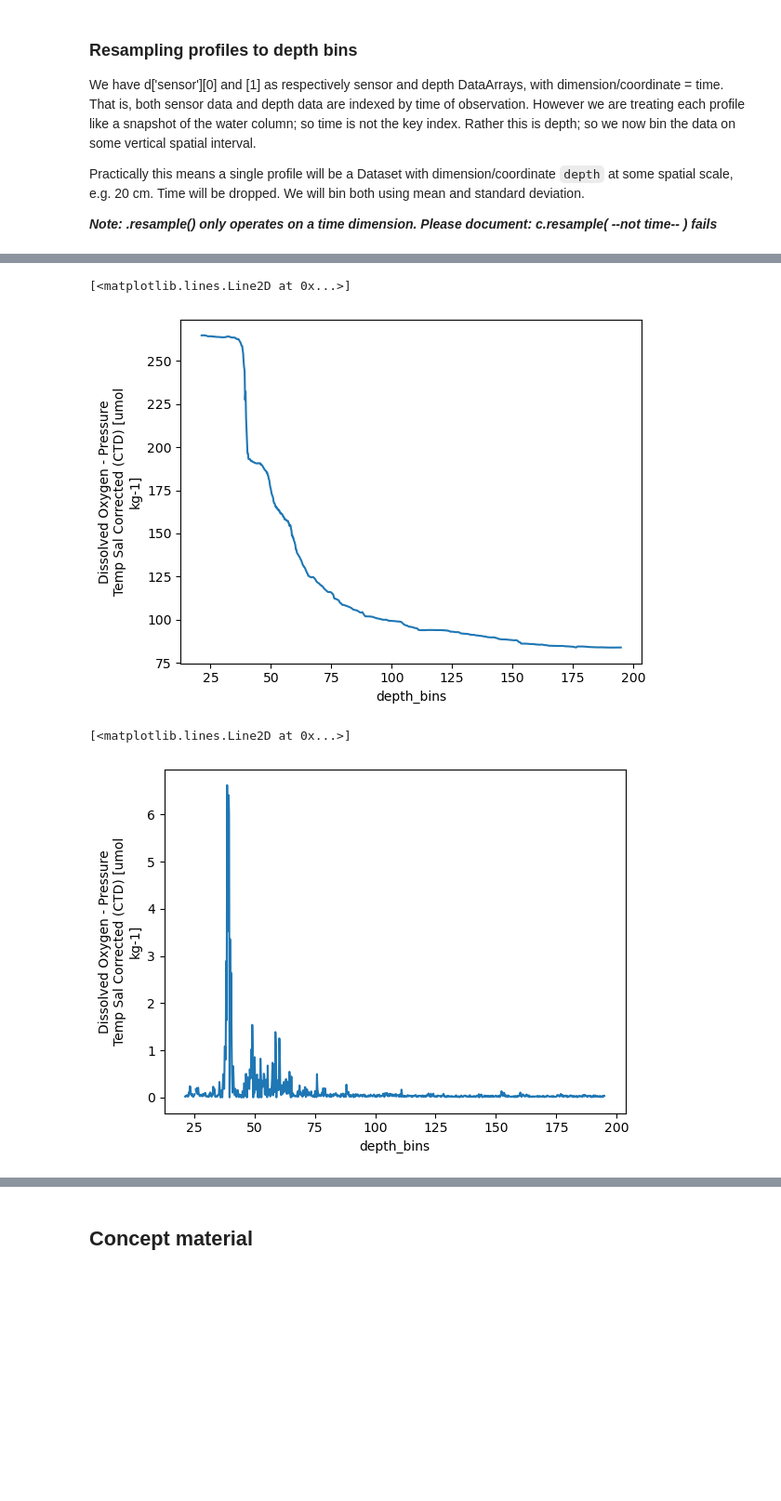
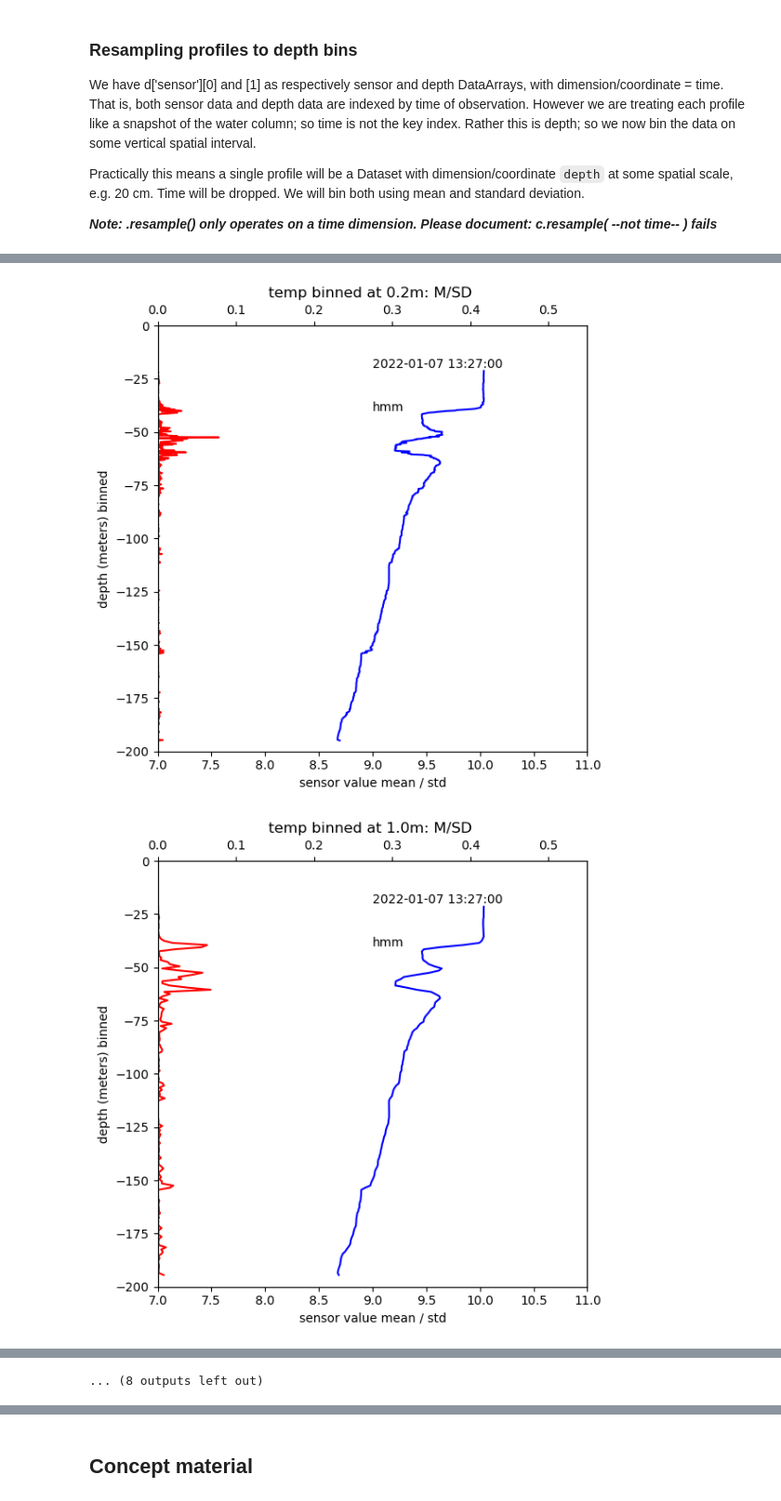
Before and after one commit to geo-smart/oceanography, a Jupyter notebook: book/chapters/epipelargosy.ipynb, the cells around one changed output, grey strips where cells are left out. Shown at 93% size. Drawn from its saved outputs; the diff is of its cells as text; code cells hidden in the pictures; blank space fills up the shorter version.

```diff
--- a/book/chapters/epipelargosy.ipynb
+++ b/book/chapters/epipelargosy.ipynb
@@ -577,20 +705,3 @@ scale, e.g. 20 cm. Time will be dropped. We will bin both using mean and standar
 
 
 ***Note: .resample() only operates on a time dimension. Please document: c.resample( --not time-- ) fails***
-# %%
-def GenerateProfileFromTimeSeries(a, b, t0, t1, sensor):
-    a_sel, b_sel = a.sel(time=slice(t0,  t1)), b.sel(time=slice(t0, t1))
-    c = xr.combine_by_coords([a_sel, b_sel])
-    c = c.swap_dims({'time':'depth'})
-    c = c.drop_vars('time')
-    c = c.sortby('depth')
-    depth_bounds = np.linspace(0., 200, 1001)             # 1001 bounds: 0., .20, ..., 200.
-    depth_centers = np.linspace(0.10, 199.9, 1000)
-    cmean = c.groupby_bins('depth', depth_bounds, labels=depth_centers).mean()
-    cstd  = c.groupby_bins('depth', depth_bounds, labels=depth_centers).std()
-    cmean = cmean.rename({sensor: sensor + '_mean'})
-    cstd  = cstd.rename({sensor: sensor + '_std'})
-    c = xr.combine_by_coords([cmean, cstd])
-    return c
-
-c = GenerateProfileFromTimeSeries(d['do'][0], d['do'][1], profiles["a0t"][59], profiles["a1t"][59], 'do')
@@ -599,2 +707,0 @@ c = GenerateProfileFromTimeSeries(d['do'][0], d['do'][1], profiles["a0t"][59], p
-# %%
-fig, ax = ChartSensorMeanStd(c, 'do_mean', 'do_std', 'depth_bin', [50, 400.], [0., 7.], 'blue', 'red', 6, 6)
@@ -604,10 +707,0 @@ AttributeError: 'Dataset' object has no attribute 'km'
-# %%
-c.do_mean.plot()
-# %% [output]
-[<matplotlib.lines.Line2D at 0x...>]
-[figure, removed]
-# %%
-c.do_std.plot()
-# %% [output]
-[<matplotlib.lines.Line2D at 0x...>]
-[figure, removed]
@@ -613,0 +771,18 @@ c.do_std.plot()
+# %%
+# to do:
+#   - scan multiple profiles: Generate a new DataFrame where rows are profiles; so it matches NDBC
+sensors = ['temp', 'salinity', 'density', 'do', 'chlora']
+
+for profileIndex in [59, 63]:
+    for sensor in sensors:
+        direction_letter = 'd' if sensor == 'ph' or sensor == 'pco2' else 'a'
+        dkey0, dkey1 = direction_letter + '0t', direction_letter + '1t'          # keys are either a0t/a1t or d0t/d1t
+        for binSize in [0.20, 1.0]:
+            c = LocalGenerateBinnedProfileDatasetFromTimeSeries(d[sensor][0], d[sensor][1], \
+                    profiles[dkey0][profileIndex], profiles[dkey1][profileIndex], binSize, sensor)
+            annot = [sensor, str(profiles[dkey0][profileIndex]), str(round(binSize, 2)), 'hmm', '', 'depth (meters) binned']
+            fig, ax = LocalChartSensorMeanStd(c, sensor + '_mean', sensor + '_std', 'depth_bins', \
+                    [d[sensor][2], d[sensor][3]], [0., d[sensor][3]/20], 'blue', 'red', 6, 6, annot)
+# %% [output]
+[figure, added]
+[figure, added]
@@ -614,3 +799,4 @@ c.do_std.plot()
+... (8 outputs left out)
 # %%
 # temperature and salinity
 do_std = [0., 7.]
```
Also changed, not shown: parts of 15 cells of this notebook, 3 other files.
